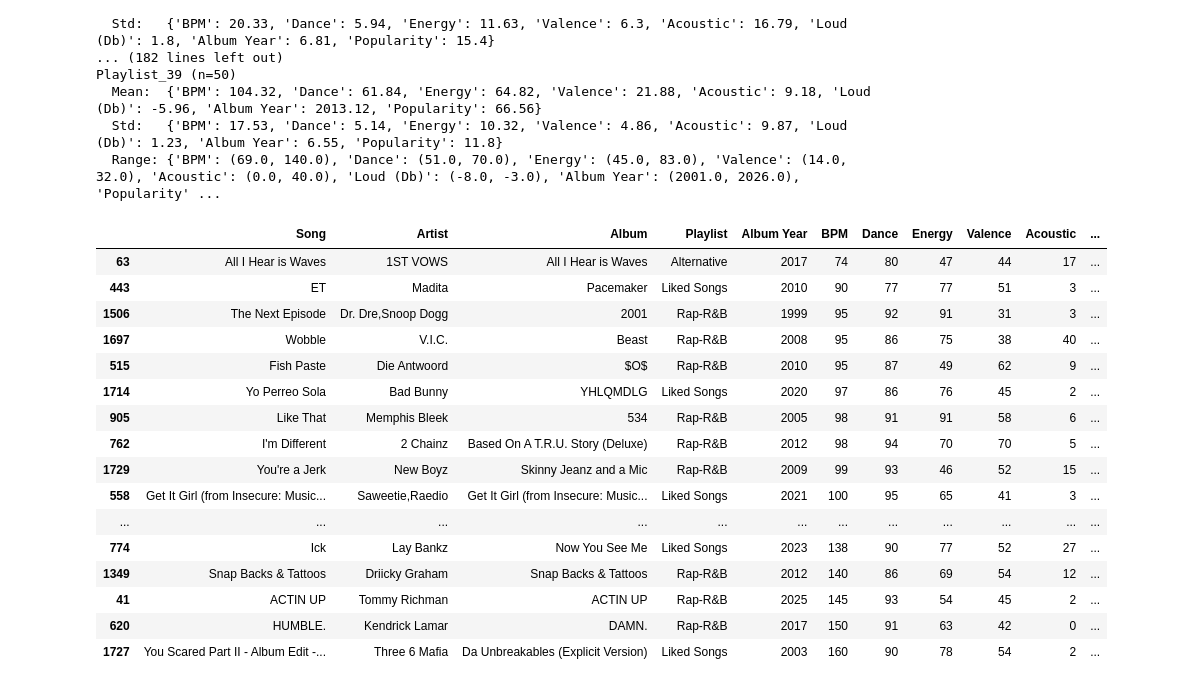
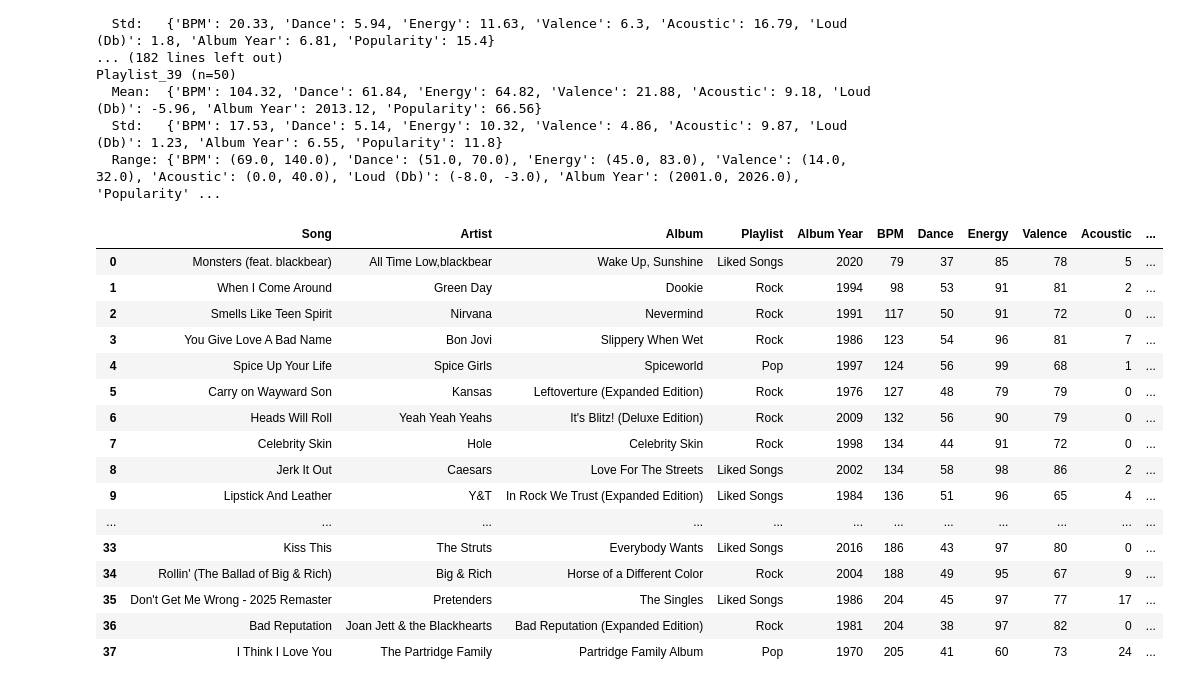
Before and after one commit to kaseymallette/music-taste-profile, a Jupyter notebook: notebooks/03_partition_generator.ipynb, the cells around one changed output. Drawn from its saved outputs; the diff is of its cells as text; code cells hidden in the pictures.

```diff
--- a/notebooks/04_partition_generator.ipynb
+++ b/notebooks/03_partition_generator.ipynb
@@ -320,7 +319,7 @@ All clusters in [36, 55]: True
 # Get songs in each cluster
 playlists = {
     f"Playlist_{i+1}": df_playlist_results[df_playlist_results['Cluster'] == i]
-    .sort_values(['BPM', 'Valence', 'Dance'])
+    .sort_values(['BPM', 'Valence', 'Dance']).reset_index(drop=True)
     for i in range(results['n_clusters'])
 }
 
@@ -373,22 +372,22 @@ Playlist_39 (n=50)
   Std:   {'BPM': 17.53, 'Dance': 5.14, 'Energy': 10.32, 'Valence': 4.86, 'Acoustic': 9.87, 'Loud (Db)': 1.23, 'Album Year': 6.55, 'Popularity': 11.8}
   Range: {'BPM': (69.0, 140.0), 'Dance': (51.0, 70.0), 'Energy': (45.0, 83.0), 'Valence': (14.0, 32.0), 'Acoustic': (0.0, 40.0), 'Loud (Db)': (-8.0, -3.0), 'Album Year': (2001.0, 2026.0), 'Popularity' ...
 # %%
-playlists['Playlist_38']
+playlists['Playlist_1']
 # %% [output]
 |  | Song | Artist | Album | Playlist | Album Year | BPM | Dance | Energy | Valence | Acoustic | ... |
-| 63 | All I Hear is Waves | 1ST VOWS | All I Hear is Waves | Alternative | 2017 | 74 | 80 | 47 | 44 | 17 | ... |
-| 443 | ET | Madita | Pacemaker | Liked Songs | 2010 | 90 | 77 | 77 | 51 | 3 | ... |
-| 1506 | The Next Episode | Dr. Dre,Snoop Dogg | 2001 | Rap-R&B | 1999 | 95 | 92 | 91 | 31 | 3 | ... |
-| 1697 | Wobble | V.I.C. | Beast | Rap-R&B | 2008 | 95 | 86 | 75 | 38 | 40 | ... |
-| 515 | Fish Paste | Die Antwoord | $O$ | Rap-R&B | 2010 | 95 | 87 | 49 | 62 | 9 | ... |
-| 1714 | Yo Perreo Sola | Bad Bunny | YHLQMDLG | Liked Songs | 2020 | 97 | 86 | 76 | 45 | 2 | ... |
-| 905 | Like That | Memphis Bleek | 534 | Rap-R&B | 2005 | 98 | 91 | 91 | 58 | 6 | ... |
-| 762 | I'm Different | 2 Chainz | Based On A T.R.U. Story (Deluxe) | Rap-R&B | 2012 | 98 | 94 | 70 | 70 | 5 | ... |
-| 1729 | You're a Jerk | New Boyz | Skinny Jeanz and a Mic | Rap-R&B | 2009 | 99 | 93 | 46 | 52 | 15 | ... |
-| 558 | Get It Girl (from Insecure: Music... | Saweetie,Raedio | Get It Girl (from Insecure: Music... | Liked Songs | 2021 | 100 | 95 | 65 | 41 | 3 | ... |
+| 0 | Monsters (feat. blackbear) | All Time Low,blackbear | Wake Up, Sunshine | Liked Songs | 2020 | 79 | 37 | 85 | 78 | 5 | ... |
+| 1 | When I Come Around | Green Day | Dookie | Rock | 1994 | 98 | 53 | 91 | 81 | 2 | ... |
+| 2 | Smells Like Teen Spirit | Nirvana | Nevermind | Rock | 1991 | 117 | 50 | 91 | 72 | 0 | ... |
+| 3 | You Give Love A Bad Name | Bon Jovi | Slippery When Wet | Rock | 1986 | 123 | 54 | 96 | 81 | 7 | ... |
+| 4 | Spice Up Your Life | Spice Girls | Spiceworld | Pop | 1997 | 124 | 56 | 99 | 68 | 1 | ... |
+| 5 | Carry on Wayward Son | Kansas | Leftoverture (Expanded Edition) | Rock | 1976 | 127 | 48 | 79 | 79 | 0 | ... |
+| 6 | Heads Will Roll | Yeah Yeah Yeahs | It's Blitz! (Deluxe Edition) | Rock | 2009 | 132 | 56 | 90 | 79 | 0 | ... |
+| 7 | Celebrity Skin | Hole | Celebrity Skin | Rock | 1998 | 134 | 44 | 91 | 72 | 0 | ... |
+| 8 | Jerk It Out | Caesars | Love For The Streets | Liked Songs | 2002 | 134 | 58 | 98 | 86 | 2 | ... |
+| 9 | Lipstick And Leather | Y&T | In Rock We Trust (Expanded Edition) | Liked Songs | 1984 | 136 | 51 | 96 | 65 | 4 | ... |
 | ... | ... | ... | ... | ... | ... | ... | ... | ... | ... | ... | ... |
-| 774 | Ick | Lay Bankz | Now You See Me | Liked Songs | 2023 | 138 | 90 | 77 | 52 | 27 | ... |
-| 1349 | Snap Backs & Tattoos | Driicky Graham | Snap Backs & Tattoos | Rap-R&B | 2012 | 140 | 86 | 69 | 54 | 12 | ... |
-| 41 | ACTIN UP | Tommy Richman | ACTIN UP | Rap-R&B | 2025 | 145 | 93 | 54 | 45 | 2 | ... |
-| 620 | HUMBLE. | Kendrick Lamar | DAMN. | Rap-R&B | 2017 | 150 | 91 | 63 | 42 | 0 | ... |
-| 1727 | You Scared Part II - Album Edit -... | Three 6 Mafia | Da Unbreakables (Explicit Version) | Liked Songs | 2003 | 160 | 90 | 78 | 54 | 2 | ... |
+| 33 | Kiss This | The Struts | Everybody Wants | Liked Songs | 2016 | 186 | 43 | 97 | 80 | 0 | ... |
+| 34 | Rollin' (The Ballad of Big & Rich) | Big & Rich | Horse of a Different Color | Rock | 2004 | 188 | 49 | 95 | 67 | 9 | ... |
+| 35 | Don't Get Me Wrong - 2025 Remaster | Pretenders | The Singles | Liked Songs | 1986 | 204 | 45 | 97 | 77 | 17 | ... |
+| 36 | Bad Reputation | Joan Jett & the Blackhearts | Bad Reputation (Expanded Edition) | Rock | 1981 | 204 | 38 | 97 | 82 | 0 | ... |
+| 37 | I Think I Love You | The Partridge Family | Partridge Family Album | Pop | 1970 | 205 | 41 | 60 | 73 | 24 | ... |
```
Also changed, not shown: parts of 1 cell of this notebook, 9 other files.
